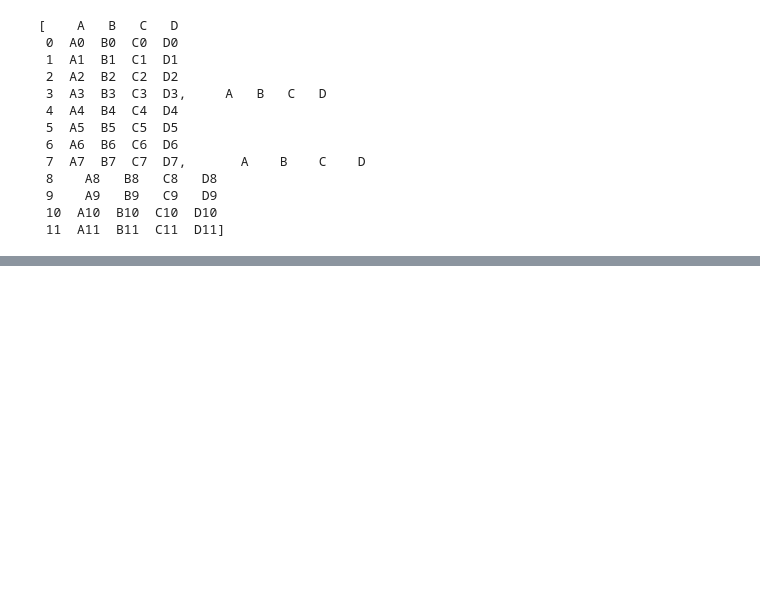
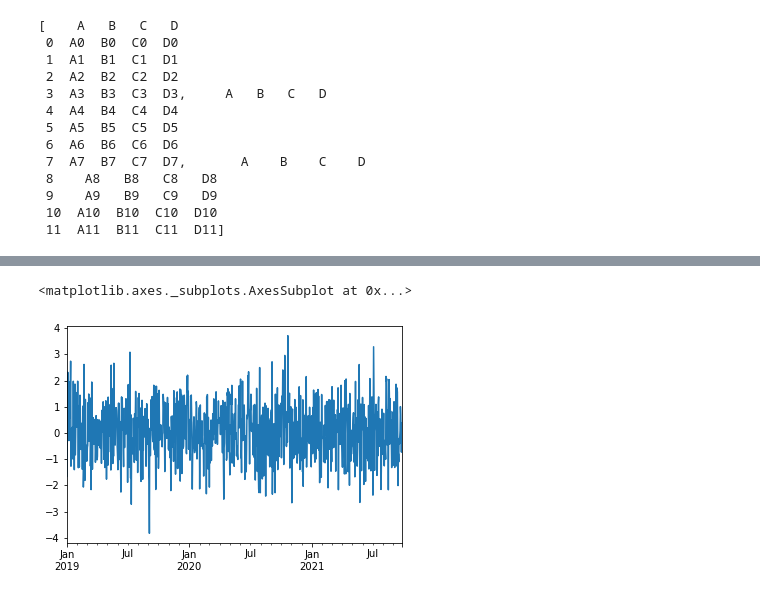
Before and after one commit to LEESUAJE1978/data-analysis, a Jupyter notebook: 7강실습코드.ipynb, the cells around one changed output, grey strips where cells are left out. Drawn from its saved outputs; the diff is of its cells as text; code cells hidden in the pictures; blank space fills up the shorter version.

```diff
--- a/7강실습코드.ipynb
+++ b/7강실습코드.ipynb
@@ -118,0 +129,4 @@ result = pd.concat(frames)
+# %%
+ts = pd.Series(np.random.randn(1000),
+               index = pd.date_range('1/1/2019', periods = 1000))
+ts
@@ -118,0 +146,5 @@ result = pd.concat(frames)
+# %%
+ts.plot()
+# %% [output]
+<matplotlib.axes._subplots.AxesSubplot at 0x...>
+[figure, added]
```
Also changed, not shown: parts of 39 cells of this notebook.
